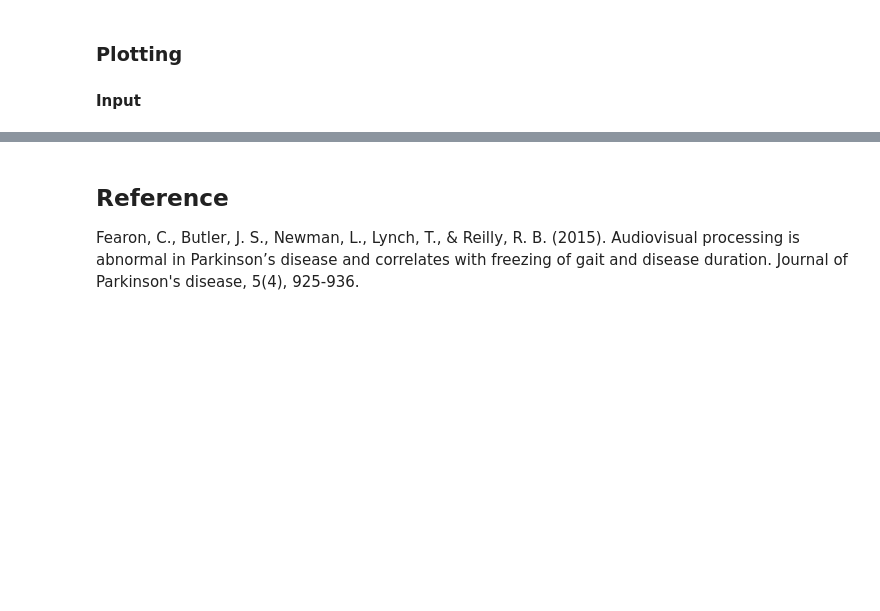
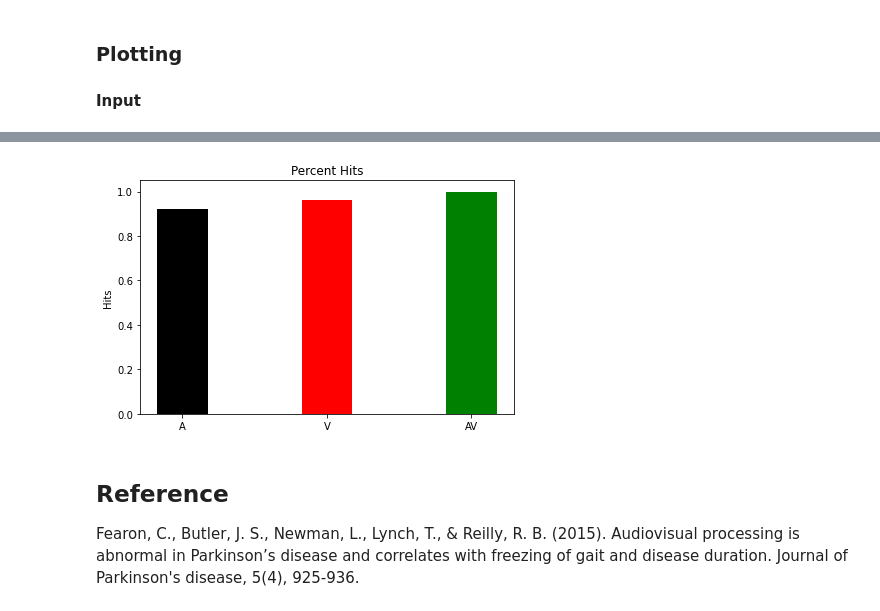
Before and after one commit to john-s-butler-dit/Decision-Making-Models, a Jupyter notebook: MULTISENSORY/Audio Visual Reaction Loop Version.ipynb, the cells around one changed output, grey strips where cells are left out. Saved outputs shown, nothing was run; the diff lists cells and outputs as text; code cells hidden in the pictures; blank space fills up the shorter version.

```diff
--- a/MULTISENSORY/Audio Visual Reaction Loop Version.ipynb
+++ b/MULTISENSORY/Audio Visual Reaction Loop Version.ipynb
@@ -351,3 +407,25 @@ anova_table
+# %%
+labels = ['A','V','AV']
+means = [np.mean(ANSWER_AUDIO),np.mean(ANSWER_VIS),np.mean(ANSWER_AV)]
+
+x = np.arange(len(labels))  # the label locations
+width = 0.35  # the width of the bars
+
+fig, ax = plt.subplots()
+rects1 = ax.bar(x , means, width,color=['black', 'red', 'green'])
+
+# Add some text for labels, title and custom x-axis tick labels, etc.
+ax.set_ylabel('Hits')
+ax.set_title('Percent Hits')
+ax.set_xticks(x)
+ax.set_xticklabels(labels)
+
+
+fig.tight_layout()
+
+plt.show()
+# %% [output]
+[figure, added]
 # %% [markdown]
 ## Reference
 Fearon, C., Butler, J. S., Newman, L., Lynch, T., & Reilly, R. B. (2015). Audiovisual processing is abnormal in Parkinson’s disease and correlates with freezing of gait and disease duration. Journal of Parkinson's disease, 5(4), 925-936.
```
Also changed, not shown: parts of 24 cells of this notebook, 5 other files.
